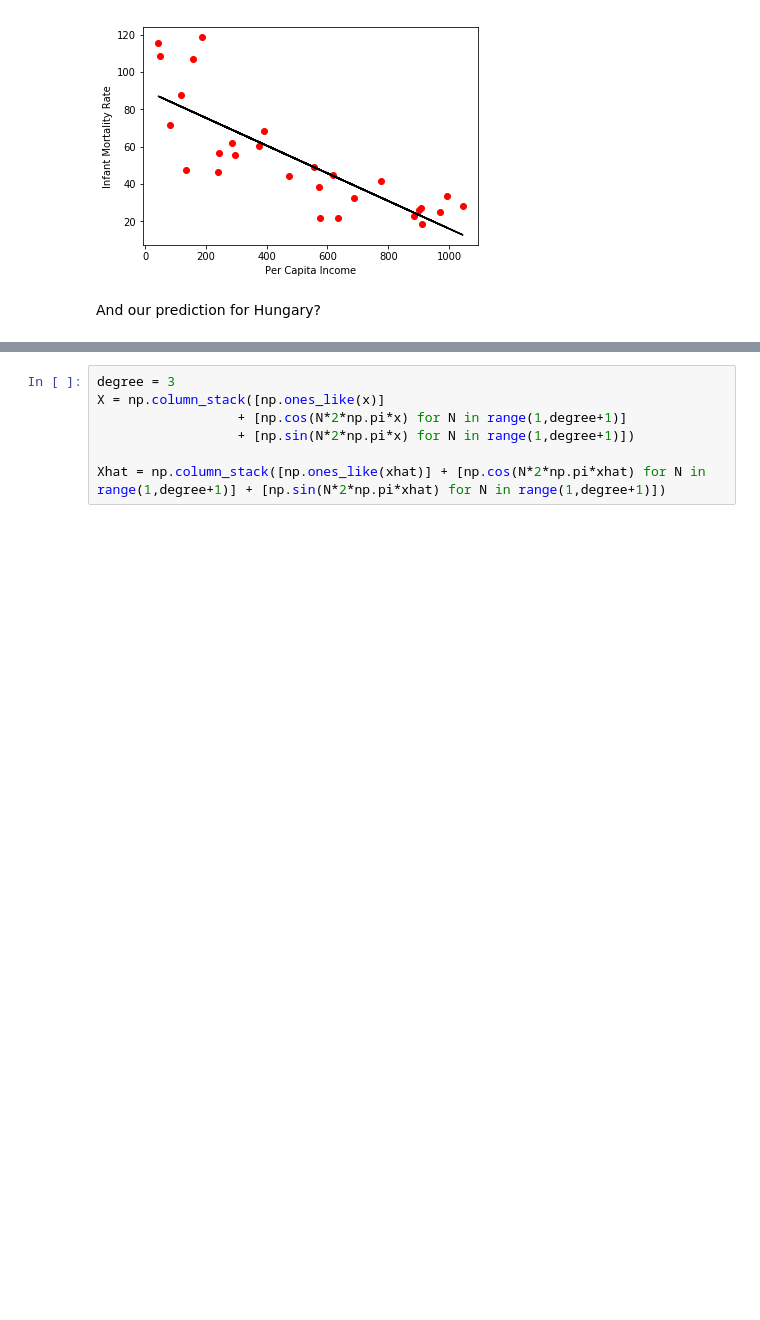
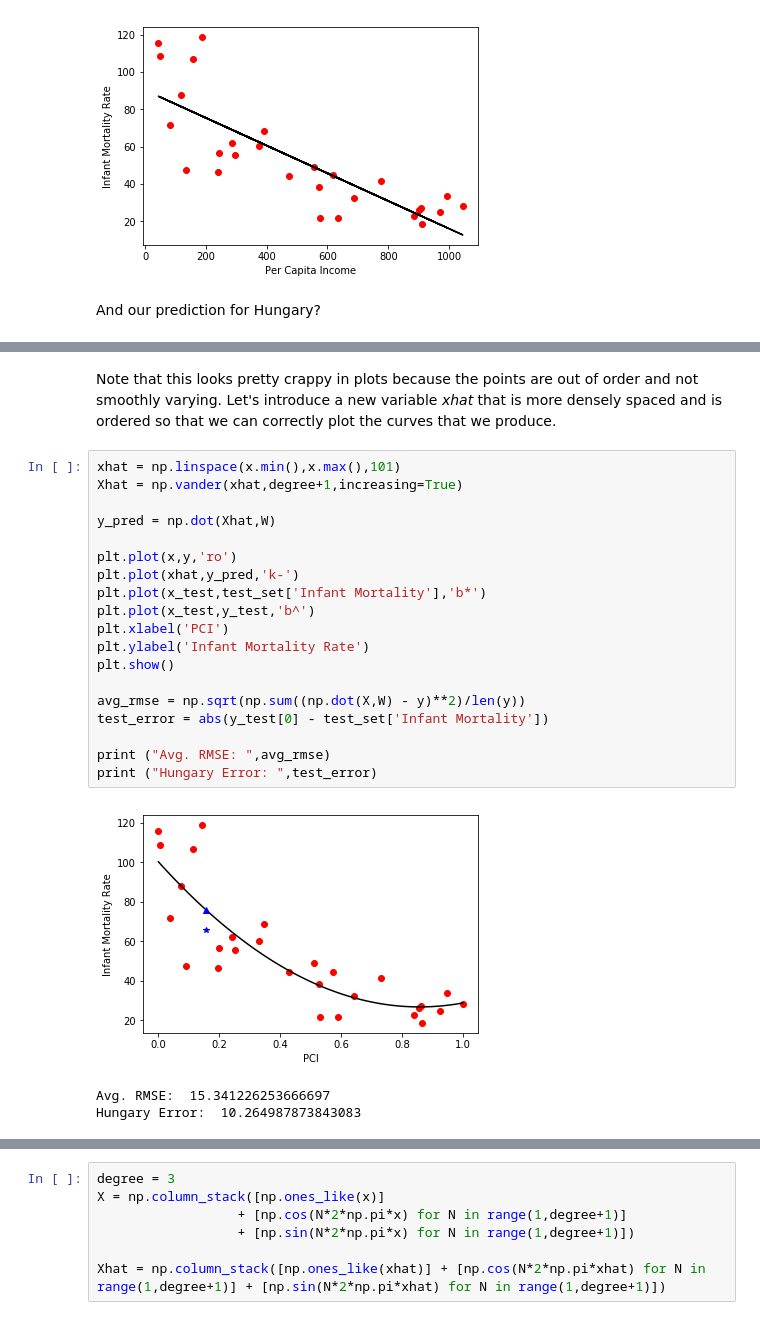
Before and after one commit to UMT-CS447-547-Fall-2018/Lecture_Notes, a Jupyter notebook: 11_linear_regression.ipynb, the cells around one changed output, grey strips where cells are left out. Drawn from its saved outputs; the diff is of its cells as text; blank space fills up the shorter version.

```diff
--- a/11_linear_regression.ipynb
+++ b/11_linear_regression.ipynb
@@ -481,0 +248,25 @@ The nice thing about design matrices is that their columns are the basis functio
+# %% [markdown]
+Note that this looks pretty crappy in plots because the points are out of order and not smoothly varying.  Let's introduce a new variable *xhat* that is more densely spaced and is ordered so that we can correctly plot the curves that we produce.
+# %%
+xhat = np.linspace(x.min(),x.max(),101)
+Xhat = np.vander(xhat,degree+1,increasing=True)
+
+y_pred = np.dot(Xhat,W)
+
+plt.plot(x,y,'ro')
+plt.plot(xhat,y_pred,'k-')
+plt.plot(x_test,test_set['Infant Mortality'],'b*')
+plt.plot(x_test,y_test,'b^')
+plt.xlabel('PCI')
+plt.ylabel('Infant Mortality Rate')
+plt.show()
+
+avg_rmse = np.sqrt(np.sum((np.dot(X,W) - y)**2)/len(y))
+test_error = abs(y_test[0] - test_set['Infant Mortality'])
+
+print ("Avg. RMSE: ",avg_rmse)
+print ("Hungary Error: ",test_error)
+# %% [output]
+[figure, added]
+Avg. RMSE:  15.341226253666697
+Hungary Error:  10.264987873843083
```
Also changed, not shown: parts of 60 cells of this notebook.
